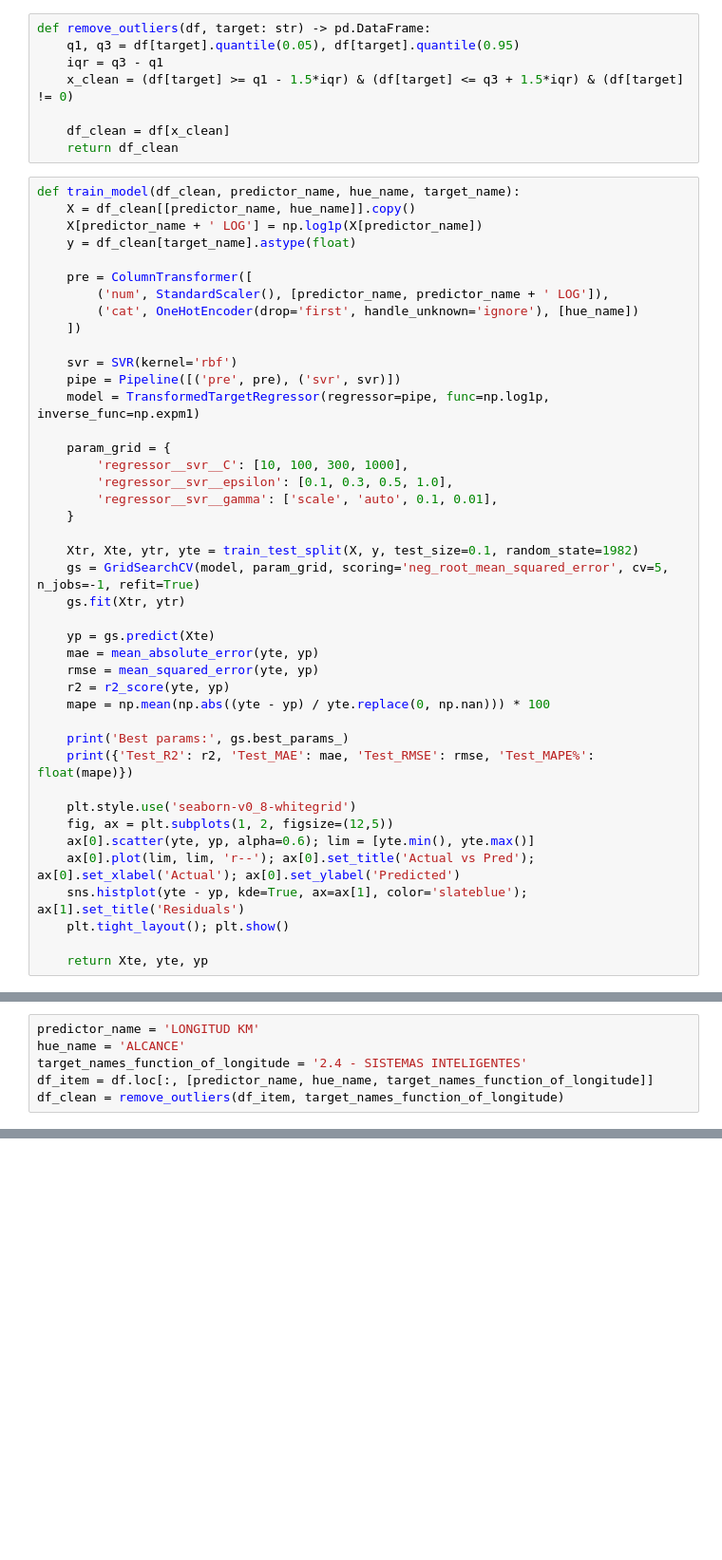
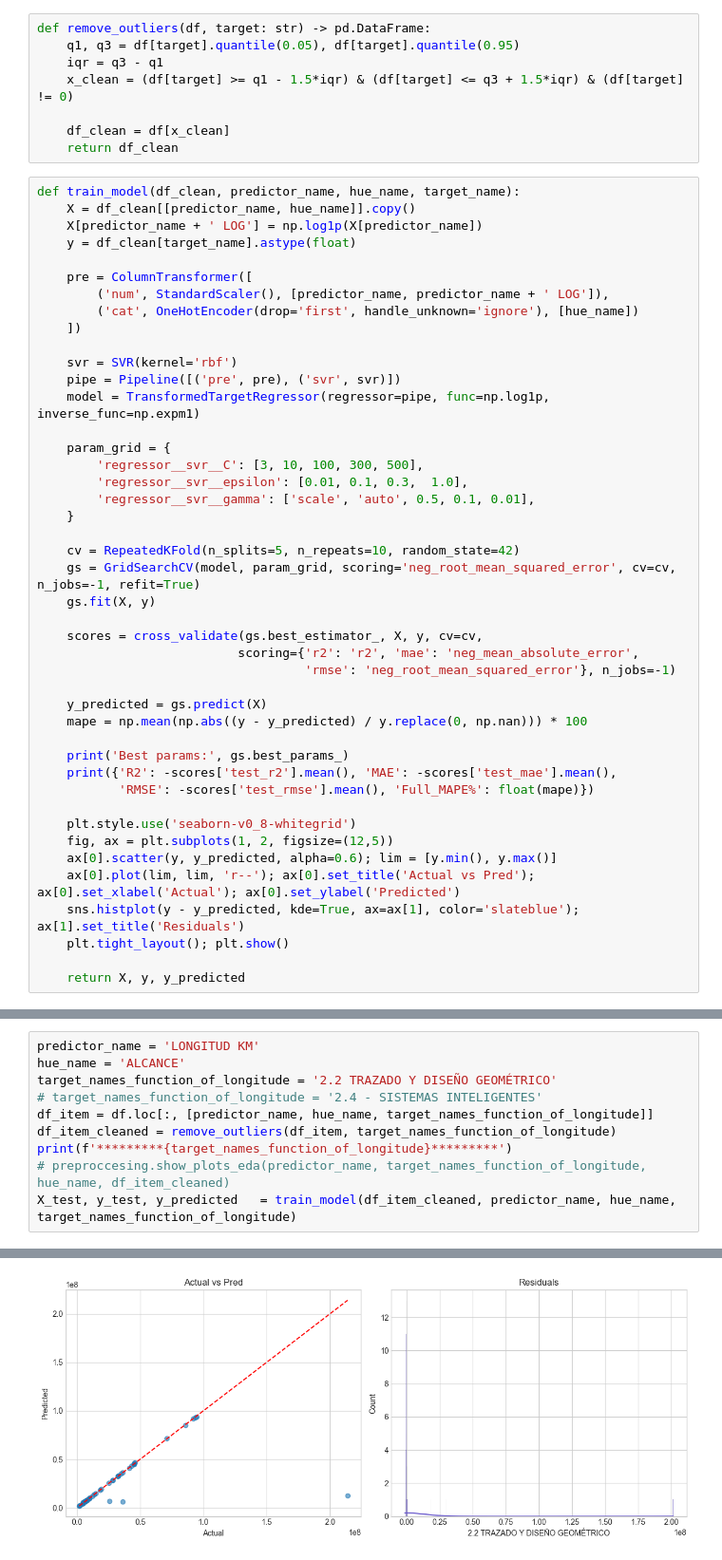
Before and after one commit to ForeroAlejandroGit/practicum, a Jupyter notebook: src/machine_learning.ipynb, the cells around one changed output, grey strips where cells are left out. Shown at 95% size. Saved outputs shown, nothing was run; the diff lists cells and outputs as text; blank space fills up the shorter version.

```diff
--- a/src/machine_learning.ipynb
+++ b/src/machine_learning.ipynb
@@ -43,29 +47,31 @@ def train_model(df_clean, predictor_name, hue_name, target_name):
     model = TransformedTargetRegressor(regressor=pipe, func=np.log1p, inverse_func=np.expm1)
 
     param_grid = {
-        'regressor__svr__C': [10, 100, 300, 1000],
-        'regressor__svr__epsilon': [0.1, 0.3, 0.5, 1.0],
-        'regressor__svr__gamma': ['scale', 'auto', 0.1, 0.01],
+        'regressor__svr__C': [3, 10, 100, 300, 500],
+        'regressor__svr__epsilon': [0.01, 0.1, 0.3,  1.0],
+        'regressor__svr__gamma': ['scale', 'auto', 0.5, 0.1, 0.01],
     }
 
-    Xtr, Xte, ytr, yte = train_test_split(X, y, test_size=0.1, random_state=1982)
-    gs = GridSearchCV(model, param_grid, scoring='neg_root_mean_squared_error', cv=5, n_jobs=-1, refit=True)
-    gs.fit(Xtr, ytr)
+    cv = RepeatedKFold(n_splits=5, n_repeats=10, random_state=42)
+    gs = GridSearchCV(model, param_grid, scoring='neg_root_mean_squared_error', cv=cv, n_jobs=-1, refit=True)
+    gs.fit(X, y)
 
-    yp = gs.predict(Xte)
-    mae = mean_absolute_error(yte, yp)
-    rmse = mean_squared_error(yte, yp)
-    r2 = r2_score(yte, yp)
-    mape = np.mean(np.abs((yte - yp) / yte.replace(0, np.nan))) * 100
+    scores = cross_validate(gs.best_estimator_, X, y, cv=cv,
+                           scoring={'r2': 'r2', 'mae': 'neg_mean_absolute_error',
+                                    'rmse': 'neg_root_mean_squared_error'}, n_jobs=-1)
+
+    y_predicted = gs.predict(X)
+    mape = np.mean(np.abs((y - y_predicted) / y.replace(0, np.nan))) * 100
 
     print('Best params:', gs.best_params_)
-    print({'Test_R2': r2, 'Test_MAE': mae, 'Test_RMSE': rmse, 'Test_MAPE%': float(mape)})
+    print({'R2': -scores['test_r2'].mean(), 'MAE': -scores['test_mae'].mean(),
+           'RMSE': -scores['test_rmse'].mean(), 'Full_MAPE%': float(mape)})
 
     plt.style.use('seaborn-v0_8-whitegrid')
     fig, ax = plt.subplots(1, 2, figsize=(12,5))
-    ax[0].scatter(yte, yp, alpha=0.6); lim = [yte.min(), yte.max()]
+    ax[0].scatter(y, y_predicted, alpha=0.6); lim = [y.min(), y.max()]
     ax[0].plot(lim, lim, 'r--'); ax[0].set_title('Actual vs Pred'); ax[0].set_xlabel('Actual'); ax[0].set_ylabel('Predicted')
-    sns.histplot(yte - yp, kde=True, ax=ax[1], color='slateblue'); ax[1].set_title('Residuals')
+    sns.histplot(y - y_predicted, kde=True, ax=ax[1], color='slateblue'); ax[1].set_title('Residuals')
     plt.tight_layout(); plt.show()
 
-    return Xte, yte, yp
+    return X, y, y_predicted
@@ -108,6 +78,11 @@ Best params: {'regressor__svr__C': 300, 'regressor__svr__epsilon': 0.1, 'regress
 # %%
 predictor_name = 'LONGITUD KM'
 hue_name = 'ALCANCE'
-target_names_function_of_longitude = '2.4 - SISTEMAS INTELIGENTES'
+target_names_function_of_longitude = '2.2 TRAZADO Y DISEÑO GEOMÉTRICO'
+# target_names_function_of_longitude = '2.4 - SISTEMAS INTELIGENTES'
 df_item = df.loc[:, [predictor_name, hue_name, target_names_function_of_longitude]]
-df_clean = remove_outliers(df_item, target_names_function_of_longitude)
+df_item_cleaned = remove_outliers(df_item, target_names_function_of_longitude)
+print(f'*********{target_names_function_of_longitude}*********')
+# preproccesing.show_plots_eda(predictor_name, target_names_function_of_longitude, hue_name, df_item_cleaned)
+X_test, y_test, y_predicted   = train_model(df_item_cleaned, predictor_name, hue_name, target_names_function_of_longitude)
+# %% [output]
@@ -113,0 +92 @@ df_clean = remove_outliers(df_item, target_names_function_of_longitude)
+[figure, added]
```
Also changed, not shown: parts of 9 cells of this notebook, 2 other files.
